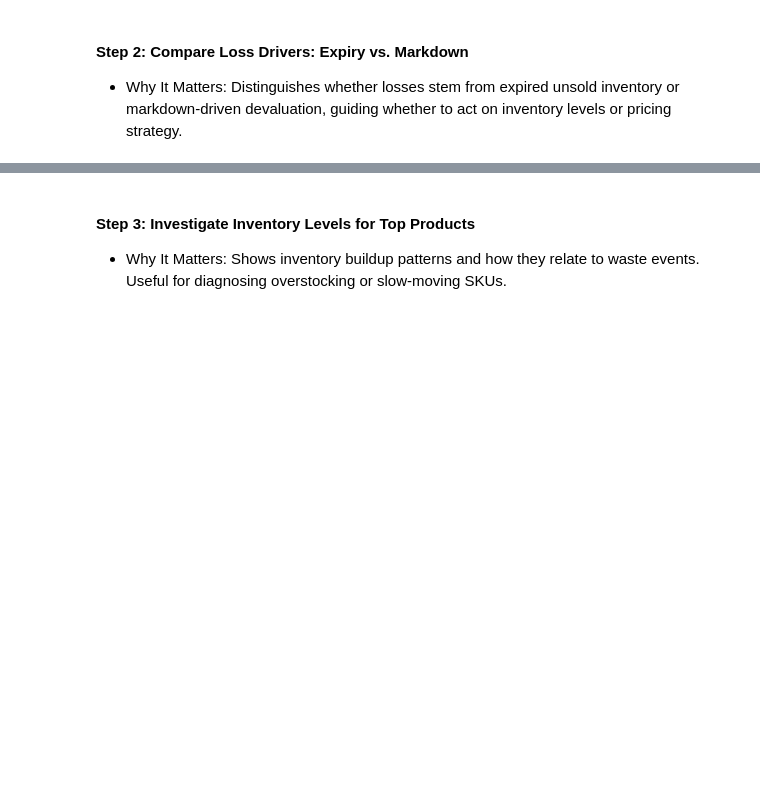
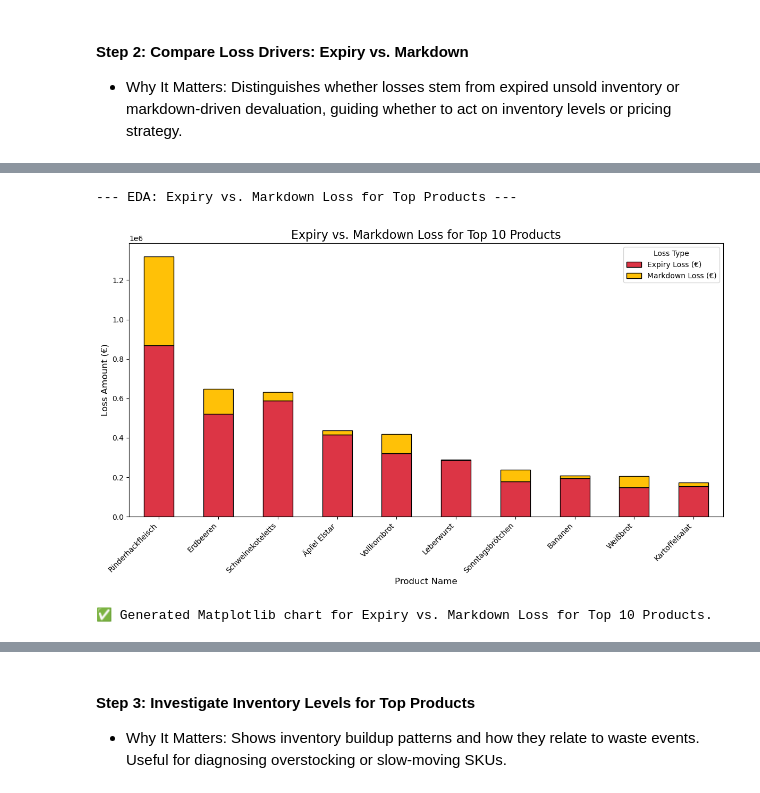
Before and after one commit to Godwin-Oti/Expiry-Loss-Minimization-Project, a Jupyter notebook: Explortatory Data Analysis & Interpretation.ipynb, the cells around one changed output, grey strips where cells are left out. Cells and saved outputs as stored; diff of their text form; code cells hidden in the pictures; blank space fills up the shorter version.

```diff
--- a/Explortatory Data Analysis & Interpretation.ipynb
+++ b/Explortatory Data Analysis & Interpretation.ipynb
@@ -585,3 +593,75 @@ plt.show()
+# %%
+import matplotlib.pyplot as plt # Ensure matplotlib is imported
+import seaborn as sns # Ensure seaborn is imported
+import pandas as pd # Ensure pandas is imported if not already
+import numpy as np # Ensure numpy is imported if not already
+
+# This code assumes 'analysis_df' has been loaded and prepared
+# by running the previous cells from the "Overall Loss and Revenue Summary for EDA Notebook" Canvas.
+
+print("\n--- EDA: Expiry vs. Markdown Loss for Top Products ---")
+
+# Step 1: Identify Top N Products by Total Loss (using product_name for aggregation)
+N_top_products_for_breakdown = 10 # Define N for the number of top products
+
+# Calculate total expiry, markdown, and overall loss per product name
+# Sort by total_overall_loss to get the top products by their combined loss
+top_products_total_loss_data = (
+    analysis_df.groupby('product_name')
+    .agg(
+        total_expiry_loss=('expiry_loss_eur', 'sum'),
+        total_markdown_loss=('markdown_loss_eur', 'sum'),
+        total_overall_loss=('total_loss_eur', 'sum') # Used for sorting
+    )
+    .sort_values(by='total_overall_loss', ascending=False)
+    .head(N_top_products_for_breakdown)
+    .reset_index()
+)
+
+if not top_products_total_loss_data.empty:
+    # Prepare data for stacked bar chart
+    # We already have the aggregated data in top_products_total_loss_data
+    # The 'loss_driver_df' name from your snippet is not strictly needed if we use this directly.
+    # We will use the columns 'total_expiry_loss' and 'total_markdown_loss' from this DataFrame.
+
+    # Set 'product_name' as index for plotting
+    plot_data = top_products_total_loss_data.set_index('product_name')
+
+    # Create the stacked bar chart
+    plt.figure(figsize=(12, 7)) # Adjust figure size as needed
+
+    # Use Matplotlib's plot.bar() method for stacked bars
+    # Define custom colors similar to the Streamlit dashboard for consistency
+    colors = {
+        'total_expiry_loss': '#DC3545', # Red for expiry
+        'total_markdown_loss': '#FFC107' # Yellow/Orange for markdown
+    }
+
+    plot_data[['total_expiry_loss', 'total_markdown_loss']].plot(
+        kind='bar',
+        stacked=True,
+        figsize=(12, 7),
+        color=[colors['total_expiry_loss'], colors['total_markdown_loss']],
+        edgecolor='black', # Add black border to bars
+        linewidth=1, # Set linewidth for the border
+        ax=plt.gca() # Use current axes
+    )
+
+    plt.title(f'Expiry vs. Markdown Loss for Top {N_top_products_for_breakdown} Products', fontsize=16)
+    plt.xlabel('Product Name', fontsize=12)
+    plt.ylabel('Loss Amount (€)', fontsize=12)
+    plt.xticks(rotation=45, ha='right') # Rotate x-axis labels for readability
+    plt.legend(title='Loss Type', labels=['Expiry Loss (€)', 'Markdown Loss (€)']) # Custom legend labels
+    plt.tight_layout() # Adjust layout to prevent labels from overlapping
+    plt.show() # Display the chart
+
+    print(f"✅ Generated Matplotlib chart for Expiry vs. Markdown Loss for Top {N_top_products_for_breakdown} Products.")
+else:
+    print("ℹ️ No data available for Top Products to display Expiry vs. Markdown Loss in the current 'analysis_df' or selected range.")
+# %% [output]
+--- EDA: Expiry vs. Markdown Loss for Top Products ---
+[figure, added]
+✅ Generated Matplotlib chart for Expiry vs. Markdown Loss for Top 10 Products.
 # %% [markdown]
 ### Interpretation of "Expiry vs. Markdown Loss for Top Loss Products"
 
```
Also changed, not shown: parts of 21 cells of this notebook, 2 other files.
